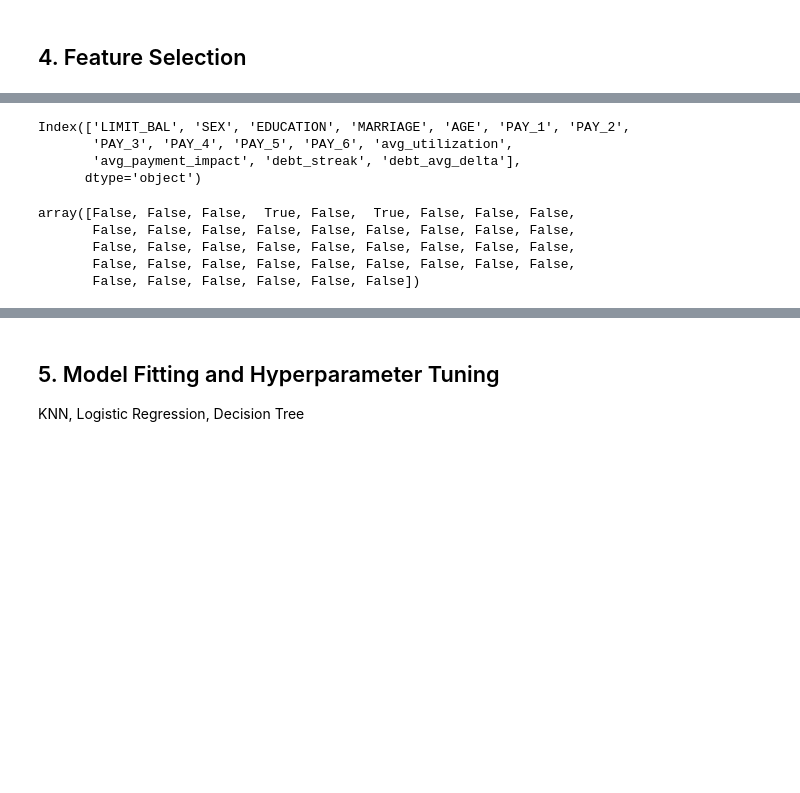
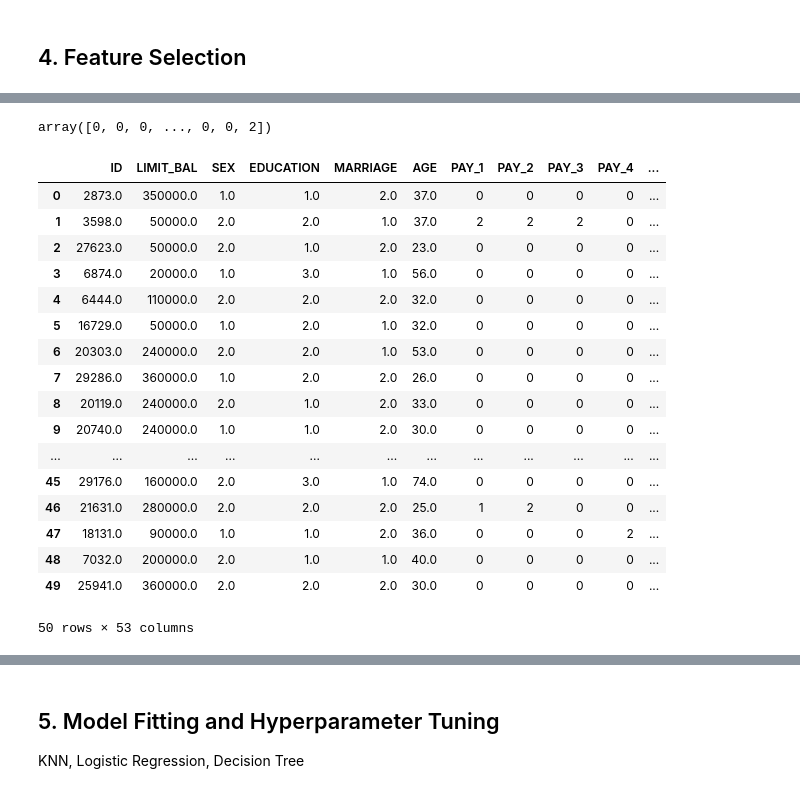
Before and after one commit to coreyautoforkingbufferaccount/nyc-mhtn-ds-021720, a Jupyter notebook: week_7/classification-assessment/working_dir/classification-assessment.ipynb, the cells around one changed output, grey strips where cells are left out. Cells and saved outputs as stored; diff of their text form; code cells hidden in the pictures; blank space fills up the shorter version.

```diff
--- a/week_7/classification-assessment/working_dir/classification-assessment.ipynb
+++ b/week_7/classification-assessment/working_dir/classification-assessment.ipynb
@@ -116,22 +159,33 @@ df.groupby("default payment next month").mean()
+# %%
+(df["PAY_1"].values < df["PAY_2"].values).astype(int) + (df["PAY_1"].values < df["PAY_2"].values).astype(int)
+# %% [output]
+array([0, 0, 0, ..., 0, 0, 2])
+# %%
+df.head[["PAY_1"]](50)
+# %% [output]
+|  | ID | LIMIT_BAL | SEX | EDUCATION | MARRIAGE | AGE | PAY_1 | PAY_2 | PAY_3 | PAY_4 | ... |
+| 0 | 2873.0 | 350000.0 | 1.0 | 1.0 | 2.0 | 37.0 | 0 | 0 | 0 | 0 | ... |
+| 1 | 3598.0 | 50000.0 | 2.0 | 2.0 | 1.0 | 37.0 | 2 | 2 | 2 | 0 | ... |
+| 2 | 27623.0 | 50000.0 | 2.0 | 1.0 | 2.0 | 23.0 | 0 | 0 | 0 | 0 | ... |
+| 3 | 6874.0 | 20000.0 | 1.0 | 3.0 | 1.0 | 56.0 | 0 | 0 | 0 | 0 | ... |
+| 4 | 6444.0 | 110000.0 | 2.0 | 2.0 | 2.0 | 32.0 | 0 | 0 | 0 | 0 | ... |
+| 5 | 16729.0 | 50000.0 | 1.0 | 2.0 | 1.0 | 32.0 | 0 | 0 | 0 | 0 | ... |
+| 6 | 20303.0 | 240000.0 | 2.0 | 2.0 | 1.0 | 53.0 | 0 | 0 | 0 | 0 | ... |
+| 7 | 29286.0 | 360000.0 | 1.0 | 2.0 | 2.0 | 26.0 | 0 | 0 | 0 | 0 | ... |
+| 8 | 20119.0 | 240000.0 | 2.0 | 1.0 | 2.0 | 33.0 | 0 | 0 | 0 | 0 | ... |
+| 9 | 20740.0 | 240000.0 | 1.0 | 1.0 | 2.0 | 30.0 | 0 | 0 | 0 | 0 | ... |
+| ... | ... | ... | ... | ... | ... | ... | ... | ... | ... | ... | ... |
+| 45 | 29176.0 | 160000.0 | 2.0 | 3.0 | 1.0 | 74.0 | 0 | 0 | 0 | 0 | ... |
+| 46 | 21631.0 | 280000.0 | 2.0 | 2.0 | 2.0 | 25.0 | 1 | 2 | 0 | 0 | ... |
+| 47 | 18131.0 | 90000.0 | 1.0 | 1.0 | 2.0 | 36.0 | 0 | 0 | 0 | 2 | ... |
+| 48 | 7032.0 | 200000.0 | 2.0 | 1.0 | 1.0 | 40.0 | 0 | 0 | 0 | 0 | ... |
+| 49 | 25941.0 | 360000.0 | 2.0 | 2.0 | 2.0 | 30.0 | 0 | 0 | 0 | 0 | ... |
+50 rows × 53 columns
 # %%
-excluded = exclude_columns(["PAY_AMT", "BILL_AMT", "payment_impact","utilization"])
-selection = df.drop(columns = excluded).columns
-selection
+excluded = exclude_columns(["PAY_AMT", "BILL_AMT", "payment_impact","utilization"], 1, 7)
+excluded2 = exclude_columns(["PAY_"], 2, 7)
+selection = df.drop(columns = [*excluded, *excluded2]).columns
+df_trimmed = df[selection]
+
+# df.to_pickle("df_untrimmed.pickle")
+# df_trimmed.to_pickle("df_trimmed.pickle")
-# %% [output]
-Index(['LIMIT_BAL', 'SEX', 'EDUCATION', 'MARRIAGE', 'AGE', 'PAY_1', 'PAY_2',
-       'PAY_3', 'PAY_4', 'PAY_5', 'PAY_6', 'avg_utilization',
-       'avg_payment_impact', 'debt_streak', 'debt_avg_delta'],
-      dtype='object')
-# %%
-cols = df.columns
-colb = pd.Index(['AGE', "EDUCATION"])
-cols.isin(colb)
-
-# cols.size
-# np.full(42,True)
-# %% [output]
-array([False, False, False,  True, False,  True, False, False, False,
-       False, False, False, False, False, False, False, False, False,
-       False, False, False, False, False, False, False, False, False,
-       False, False, False, False, False, False, False, False, False,
-       False, False, False, False, False, False])
```
Also changed, not shown: parts of 25 cells of this notebook, 1 other file.
